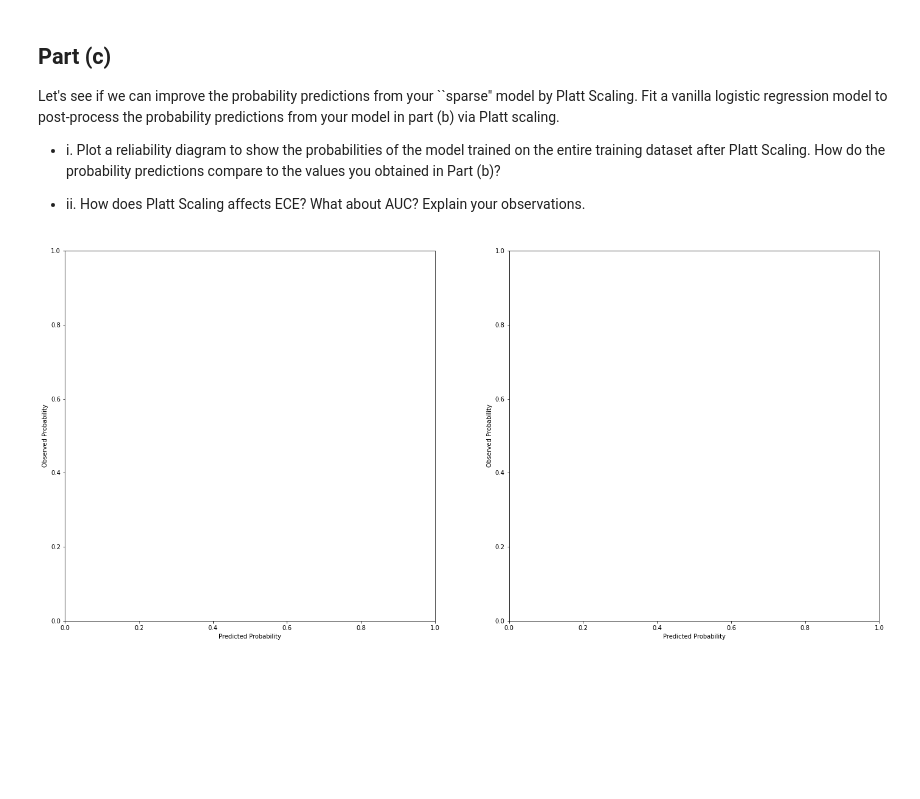
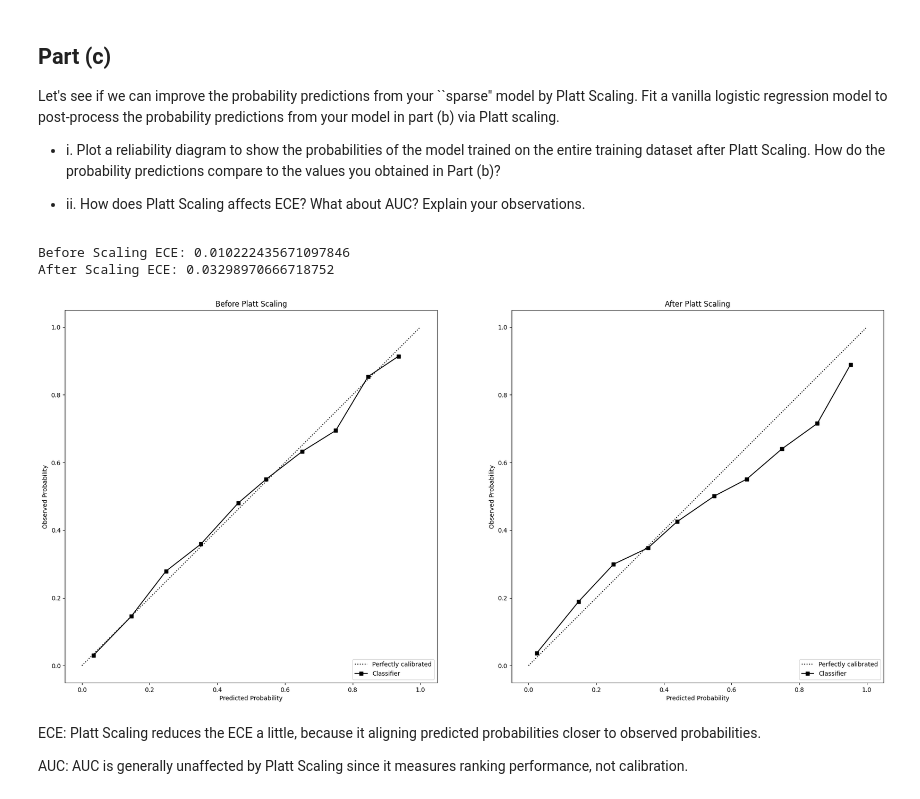
Before and after one commit to Mingrui-Zhuang/Probabilistic_Modeling, a Jupyter notebook: PS3_Q5.ipynb, the cells around one changed output. Saved outputs shown, nothing was run; the diff lists cells and outputs as text; code cells hidden in the pictures; blank space fills up the shorter version.

```diff
--- a/PS3_Q5.ipynb
+++ b/PS3_Q5.ipynb
@@ -45,7 +45,8 @@ class L1LogisticRegression(object):
         self.t = cp.Variable(1)
 
         # YOUR CODE HERE
-        logistic_loss = cp.sum(cp.logistic(-cp.multiply(y, X @ self.w + self.t))) / self.n
+        y_transformed = 2 * y - 1
+        logistic_loss = cp.sum(cp.logistic(-cp.multiply(y_transformed, X @ self.w + self.t))) / self.n
         l1_penalty = self.C * cp.norm1(self.w)
         objective = cp.Minimize(logistic_loss + l1_penalty)
         self.problem = cp.Problem(objective)
@@ -411,19 +433,49 @@ Let's see if we can improve the probability predictions from your ``sparse" mode
 # %%
 ###### Question 3: Platt Scaling ####
 
-# Your Code Here for Platt Scaling
+# Collect all scores and labels from the folds
+
+# Fit Platt scaling model
+from sklearn.linear_model import LogisticRegression
+
+platt_model = LogisticRegression(solver='lbfgs')
+platt_model.fit(all_scores.reshape(-1, 1), all_labels)
+
+# Get raw scores from the original classifier
+clf_full = L1LogisticRegression(C=0.0)
+clf_full.fit(X, y)
+raw_scores = clf_full.decision_function(X)
+
+# Apply Platt scaling
+platt_probs = platt_model.predict_proba(raw_scores.reshape(-1, 1))[:, 1]
+
 
 fig, ax = plt.subplots(1, 2, figsize = (24, 12))
+
+
+
+ax[0].set_title("Before Platt Scaling")
 ax[0].set_aspect('equal', adjustable='box')
+plot_reliability_diagram(y, clf_full.predict_proba(X), ax[0])
+
+ax[1].set_title("After Platt Scaling")
 ax[1].set_aspect('equal', adjustable='box')
+plot_reliability_diagram(y, platt_probs, ax[1])
 
-# Your Code Here
-# Use plot_reliability_diagram()
+# Evaluate calibration
+print("Before Scaling ECE:", compute_ece(y, clf_full.predict_proba(X)))
+print("After Scaling ECE:", compute_ece(y, platt_probs))
 
 ax[0].set_xlabel("Predicted Probability")
 ax[0].set_ylabel("Observed Probability")
 ax[1].set_xlabel("Predicted Probability")
 ax[1].set_ylabel("Observed Probability")
 plt.show()
 # %% [output]
+Before Scaling ECE: 0.010222435671097846
+After Scaling ECE: 0.03298970666718752
-[figure, old version]
+[figure, new version]
+# %% [markdown]
+ECE: Platt Scaling reduces the ECE a little, because it aligning predicted probabilities closer to observed probabilities.
+
+AUC: AUC is generally unaffected by Platt Scaling since it measures ranking performance, not calibration.
```
Also changed, not shown: parts of 5 cells of this notebook, 2 other files.
